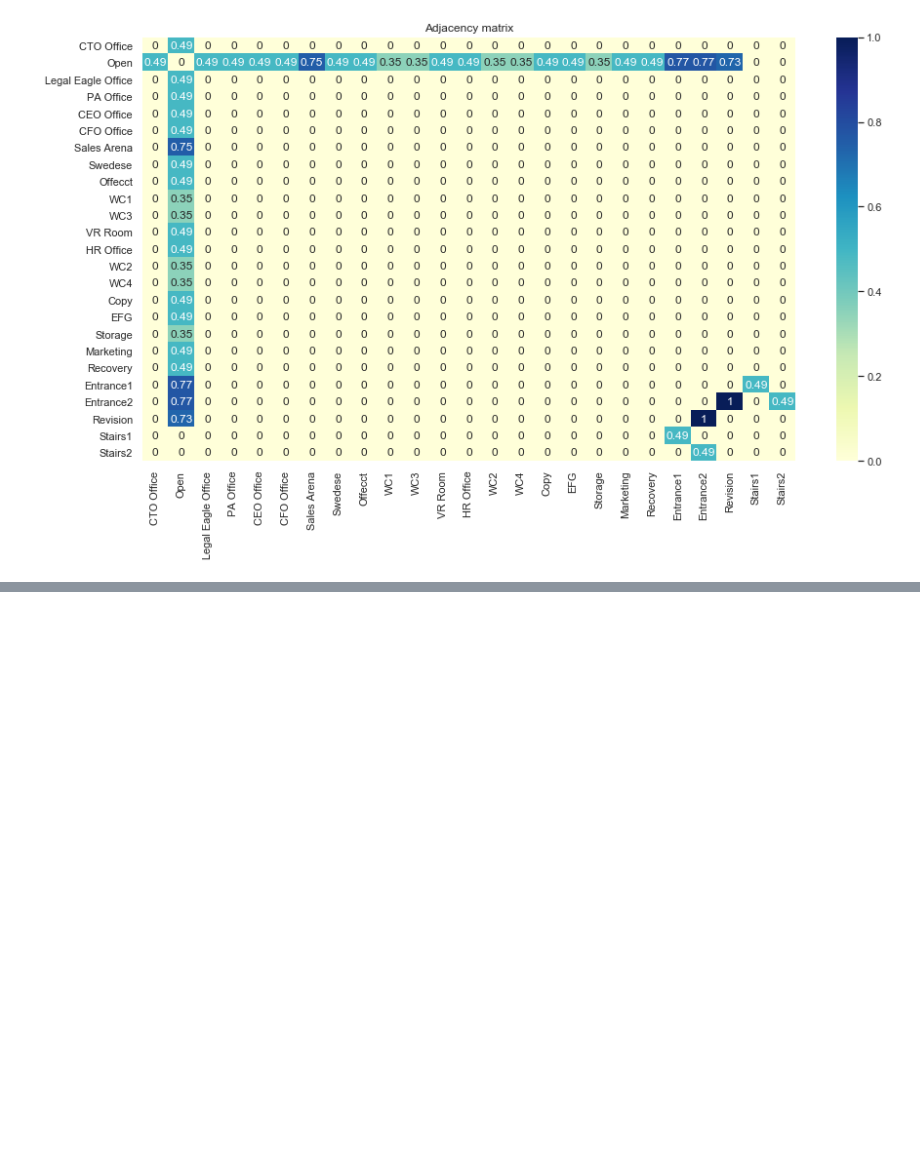
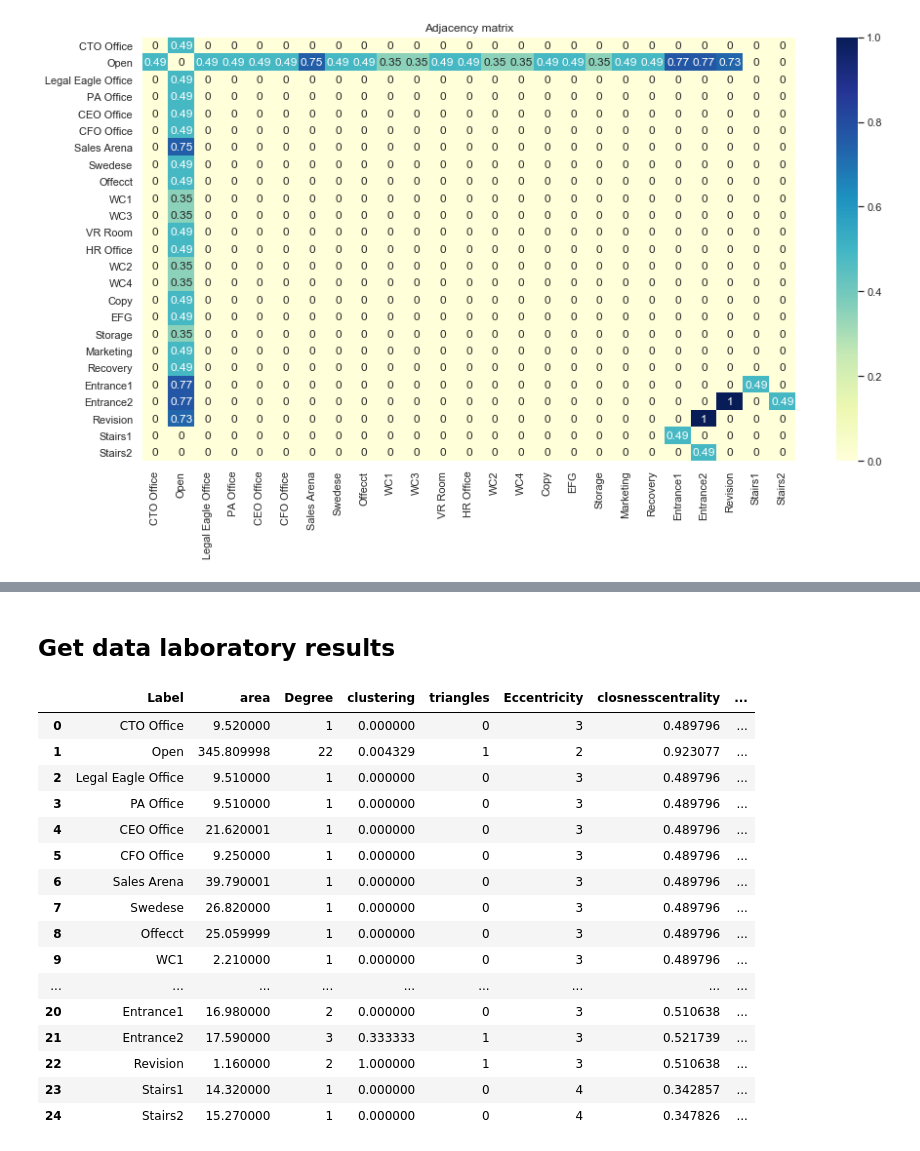
Before and after one commit to GAnagno/Social-Web, a Jupyter notebook: Spectral Map.ipynb, the cells around one changed output, grey strips where cells are left out. Saved outputs shown, nothing was run; the diff lists cells and outputs as text; code cells hidden in the pictures; blank space fills up the shorter version.

```diff
--- a/Spectral Map.ipynb
+++ b/Spectral Map.ipynb
@@ -447,0 +451,27 @@ com = Community(alpha_weight = 0.5) #You can add your own value for Alpha
+# %% [markdown]
+## Get data laboratory results
+# %%
+# Load data
+data = pd.read_csv('data/data_lab.csv')
+data = data.rename(columns={'d0': 'area'})
+columns = ['Id', 'timeset', 'componentnumber']
+data.drop(columns, inplace=True, axis=1)
+data
+# %% [output]
+|  | Label | area | Degree | clustering | triangles | Eccentricity | closnesscentrality | ... |
+| 0 | CTO Office | 9.520000 | 1 | 0.000000 | 0 | 3 | 0.489796 | ... |
+| 1 | Open | 345.809998 | 22 | 0.004329 | 1 | 2 | 0.923077 | ... |
+| 2 | Legal Eagle Office | 9.510000 | 1 | 0.000000 | 0 | 3 | 0.489796 | ... |
+| 3 | PA Office | 9.510000 | 1 | 0.000000 | 0 | 3 | 0.489796 | ... |
+| 4 | CEO Office | 21.620001 | 1 | 0.000000 | 0 | 3 | 0.489796 | ... |
+| 5 | CFO Office | 9.250000 | 1 | 0.000000 | 0 | 3 | 0.489796 | ... |
+| 6 | Sales Arena | 39.790001 | 1 | 0.000000 | 0 | 3 | 0.489796 | ... |
+| 7 | Swedese | 26.820000 | 1 | 0.000000 | 0 | 3 | 0.489796 | ... |
+| 8 | Offecct | 25.059999 | 1 | 0.000000 | 0 | 3 | 0.489796 | ... |
+| 9 | WC1 | 2.210000 | 1 | 0.000000 | 0 | 3 | 0.489796 | ... |
+| ... | ... | ... | ... | ... | ... | ... | ... | ... |
+| 20 | Entrance1 | 16.980000 | 2 | 0.000000 | 0 | 3 | 0.510638 | ... |
+| 21 | Entrance2 | 17.590000 | 3 | 0.333333 | 1 | 3 | 0.521739 | ... |
+| 22 | Revision | 1.160000 | 2 | 1.000000 | 1 | 3 | 0.510638 | ... |
+| 23 | Stairs1 | 14.320000 | 1 | 0.000000 | 0 | 4 | 0.342857 | ... |
+| 24 | Stairs2 | 15.270000 | 1 | 0.000000 | 0 | 4 | 0.347826 | ... |
```
Also changed, not shown: parts of 7 cells of this notebook.
